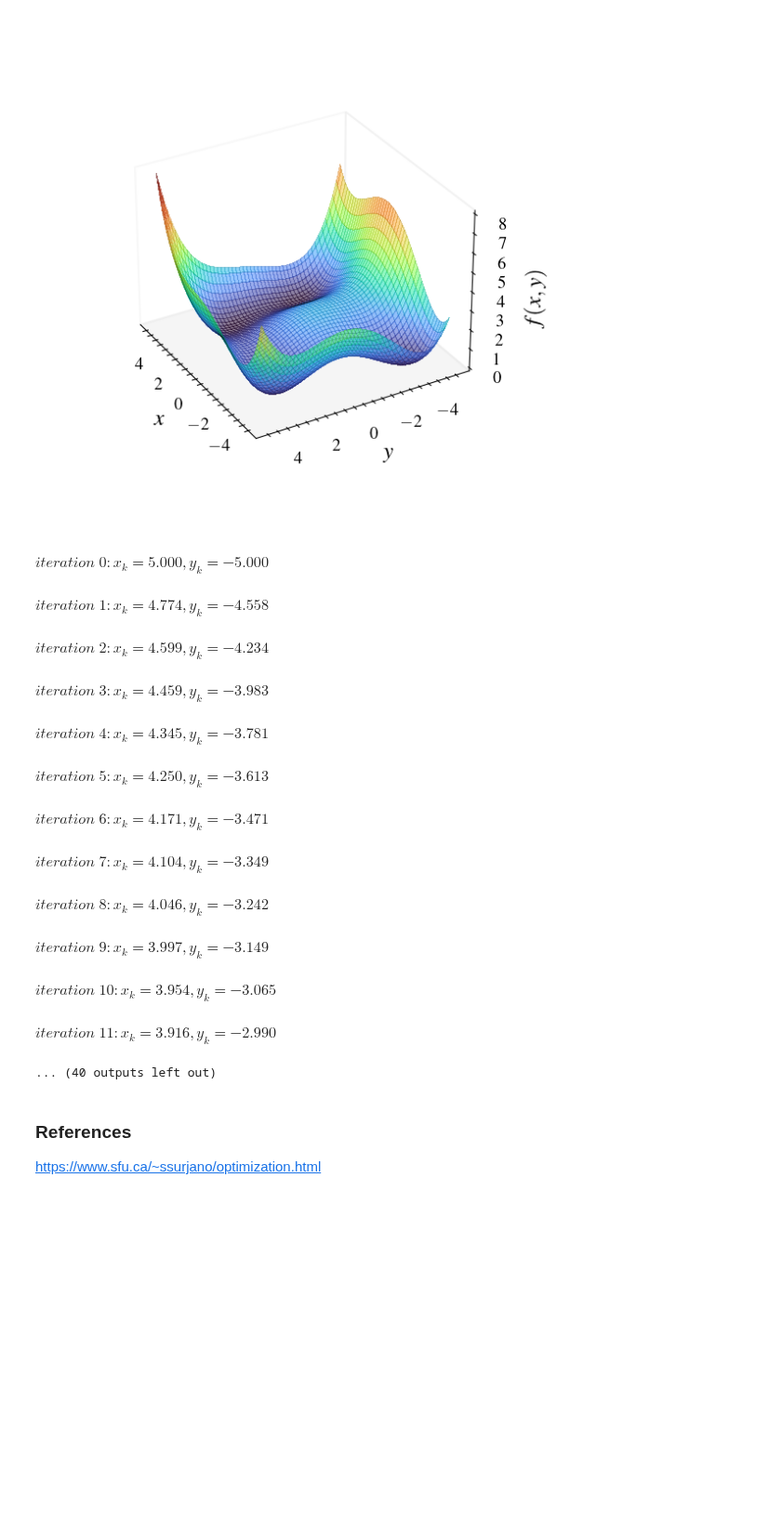
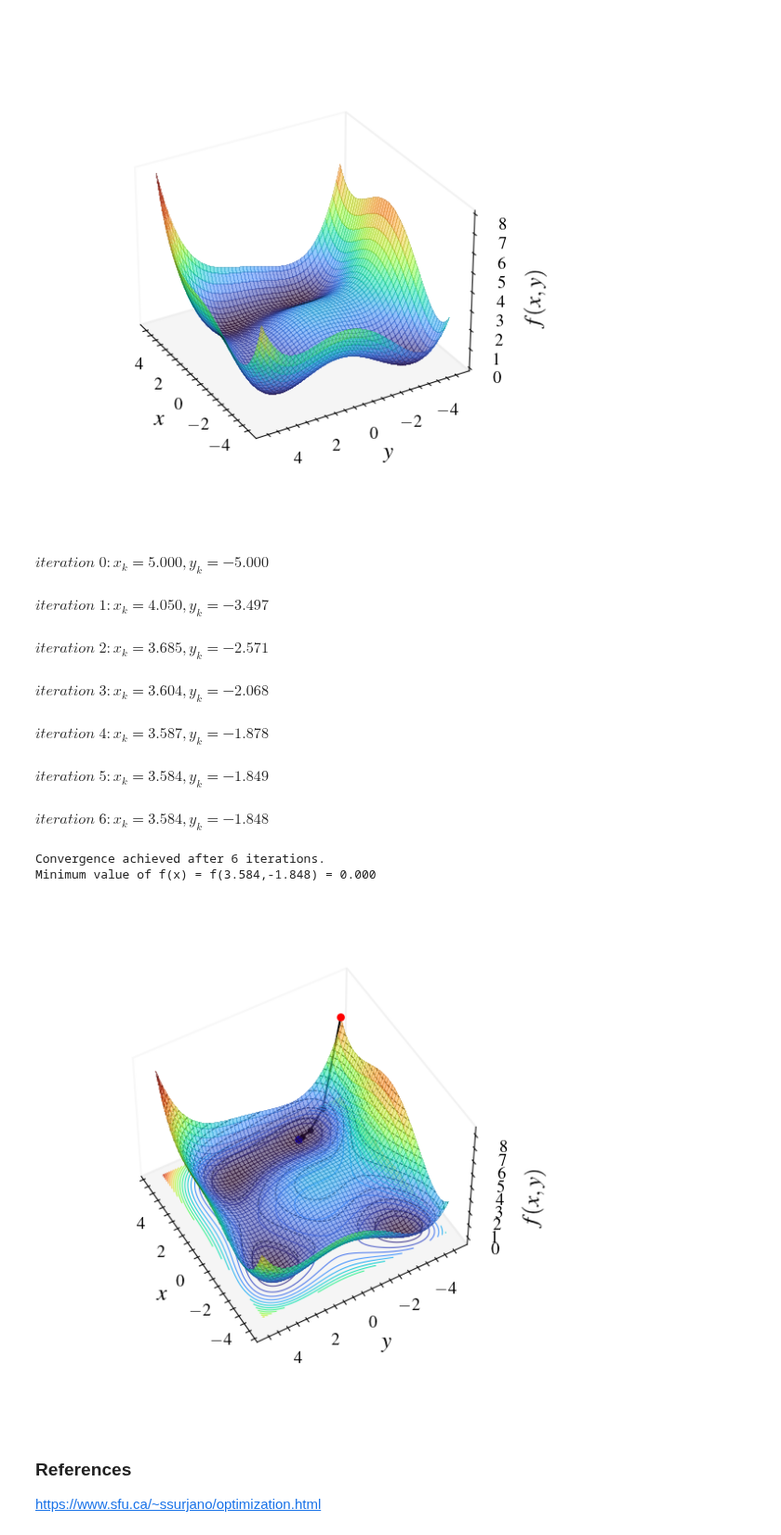
Before and after one commit to edsonportosilva/AdaptiveSignalProcessing, a Jupyter notebook: notebooks/2. Introduction to adaptive filtering.ipynb, the cells around one changed output. Shown at 93% size. Cells and saved outputs as stored; diff of their text form; code cells hidden in the pictures; blank space fills up the shorter version.

```diff
--- a/notebooks/2. Introduction to adaptive filtering.ipynb
+++ b/notebooks/2. Introduction to adaptive filtering.ipynb
@@ -239,11 +239,11 @@ hess_lamb = sp.lambdify([x,y], hess)
 # Find extreme points of f(x) using Newton's method
 
 # Parameters
-μ = 0.1                      # step size
+μ = 1                      # step size
 x0 = np.array([[5], [-5]],dtype=np.float64)  # initial guess
 max_iterations = 50         # maximum number of iterations
 tol = 1e-4                  # absolute tolerance
-method = 'gradient' # 'Newton'|'gradient'
+method = 'Newton' # 'Newton'|'gradient'
 
 # Run iterations of optimization algorithms
 xk = x0
@@ -271,46 +271,43 @@ for k in range(max_iterations):
     x_previous = xk[0][0]
     y_previous = xk[1][0]
 
     if method == 'Newton':
         # Newton's algorithm update:
         Δx = -μ * np.linalg.inv(hess_lamb(x_next, y_next)) @ grad_lamb(x_next, y_next)
     elif method == 'gradient':
         # Gradient descent algorithm update:
         Δx = -μ * grad_lamb(x_next, y_next)
 
-    # update current estimate
+    # update current estimate of parameters
     xk += Δx
 
     x_next = xk[0][0]
     y_next = xk[1][0]
 
     # Verify convergence of the algorithm
     if np.sum(np.abs(Δx)) < tol:
         print(f'Convergence achieved after {k} iterations.')
         ax.scatter(x_next, y_next, f_obj_lamb(x_next, y_next), color='b', s=10, label=f'$x_{k}$')
         print(f'Minimum value of f(x) = f({x_next:.3f},{y_next:.3f}) = {f_obj_lamb(x_next, y_next):.3f}')
         break # Stop iterations if tolerance is met
 
 ax.view_init(elev=50, azim=150)
 ax.set_xlabel('$x$')
 ax.set_ylabel('$y$')
 ax.set_zlabel('$f(x,y)$')
 ax.set_box_aspect(aspect=None, zoom=0.75)
 plt.show()
 # %% [output]
 $\displaystyle iteration\;0: x_k = 5.000, y_k = -5.000\mathrm{ }$
-$\displaystyle iteration\;1: x_k = 4.774, y_k = -4.558\mathrm{ }$
+$\displaystyle iteration\;1: x_k = 4.050, y_k = -3.497\mathrm{ }$
-$\displaystyle iteration\;2: x_k = 4.599, y_k = -4.234\mathrm{ }$
+$\displaystyle iteration\;2: x_k = 3.685, y_k = -2.571\mathrm{ }$
-$\displaystyle iteration\;3: x_k = 4.459, y_k = -3.983\mathrm{ }$
+$\displaystyle iteration\;3: x_k = 3.604, y_k = -2.068\mathrm{ }$
-$\displaystyle iteration\;4: x_k = 4.345, y_k = -3.781\mathrm{ }$
+$\displaystyle iteration\;4: x_k = 3.587, y_k = -1.878\mathrm{ }$
-$\displaystyle iteration\;5: x_k = 4.250, y_k = -3.613\mathrm{ }$
+$\displaystyle iteration\;5: x_k = 3.584, y_k = -1.849\mathrm{ }$
-$\displaystyle iteration\;6: x_k = 4.171, y_k = -3.471\mathrm{ }$
+$\displaystyle iteration\;6: x_k = 3.584, y_k = -1.848\mathrm{ }$
-$\displaystyle iteration\;7: x_k = 4.104, y_k = -3.349\mathrm{ }$
-$\displaystyle iteration\;8: x_k = 4.046, y_k = -3.242\mathrm{ }$
-$\displaystyle iteration\;9: x_k = 3.997, y_k = -3.149\mathrm{ }$
-$\displaystyle iteration\;10: x_k = 3.954, y_k = -3.065\mathrm{ }$
-$\displaystyle iteration\;11: x_k = 3.916, y_k = -2.990\mathrm{ }$
-... (40 outputs left out)
+Convergence achieved after 6 iterations.
+Minimum value of f(x) = f(3.584,-1.848) = 0.000
+[figure, added]
 # %% [markdown]
 ### References
 
```
Also changed, not shown: parts of 1 cell of this notebook.
